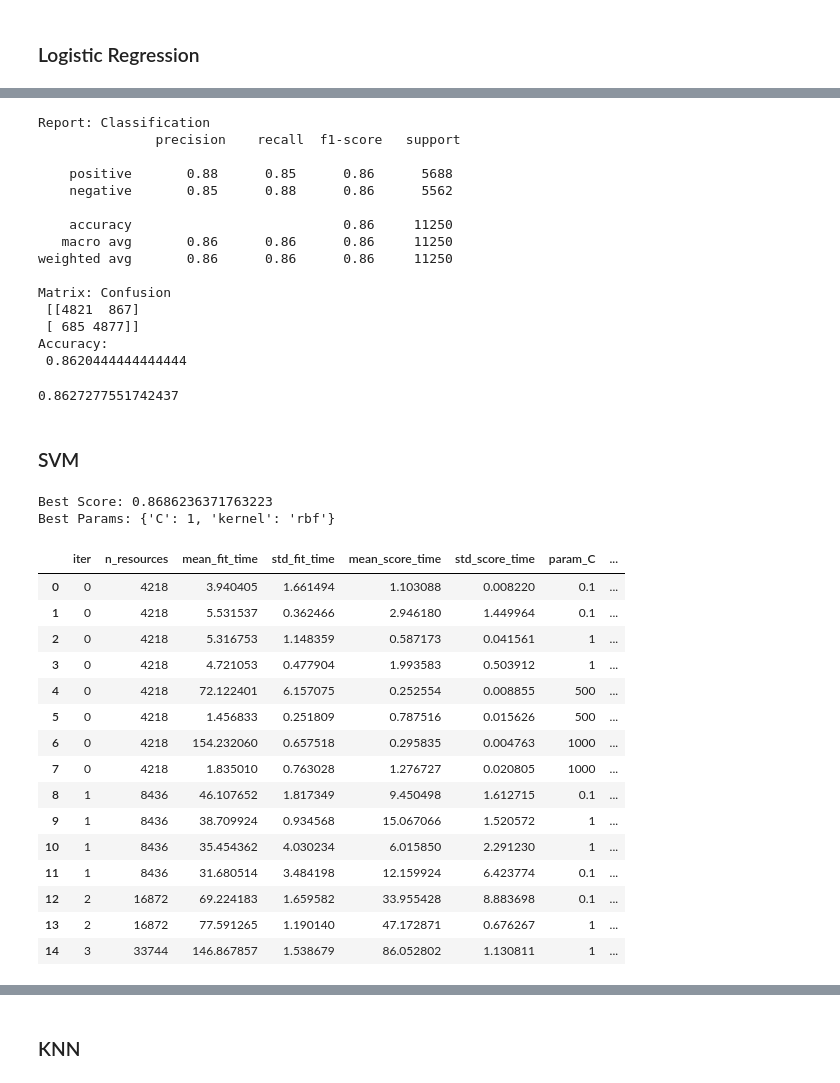
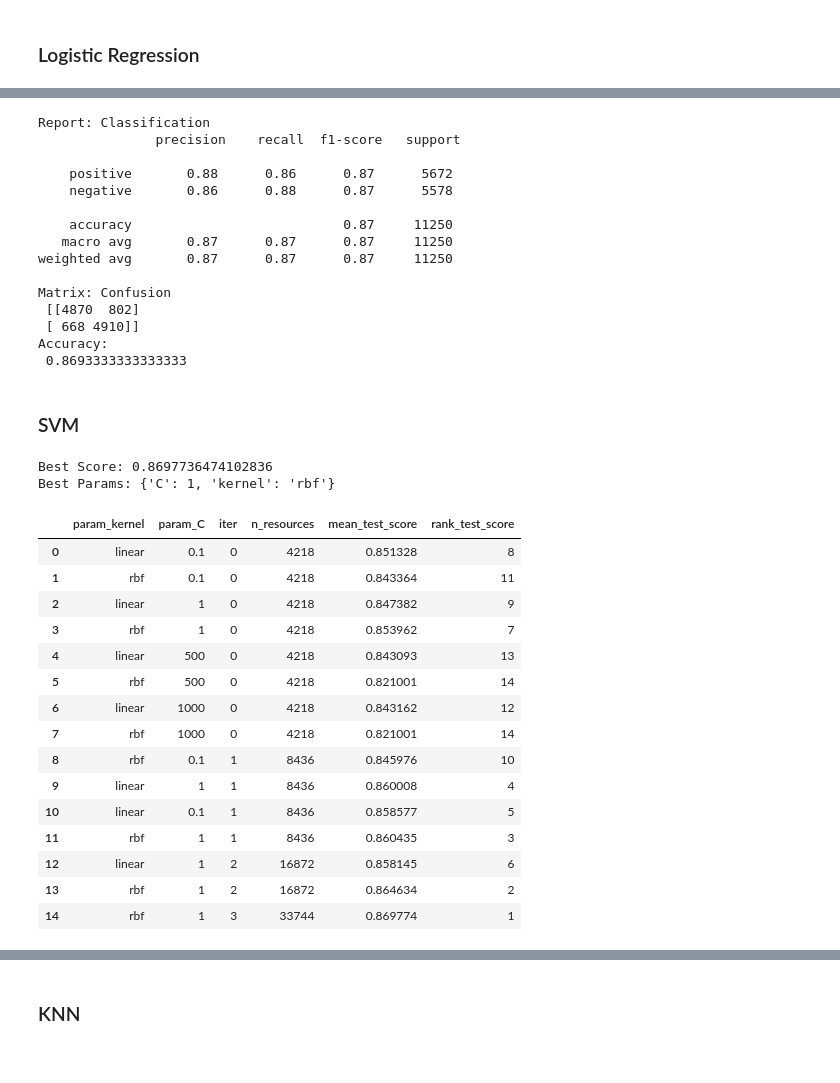
Before and after one commit to mryf323/ml_final_project, a Jupyter notebook: phase1.ipynb, the cells around one changed output, grey strips where cells are left out. Saved outputs shown, nothing was run; the diff lists cells and outputs as text; code cells hidden in the pictures.

```diff
--- a/phase1.ipynb
+++ b/phase1.ipynb
@@ -222,9 +222,15 @@ svc_grid = {
 }
 
 knn_grid = {
-    'n_neighbors' : [1, 100, 300, 500, 700, 900, 2000],
+    'n_neighbors' : [1, 100, 300, 500, 700, 900],
     'n_jobs' : [-1]
 }
+
+cols2show = ['mean_test_score','rank_test_score',]
+
+logistic_cols = ['param_C'] + cols2show
+svc_cols = ['param_kernel', 'param_C', 'iter', 'n_resources'] + cols2show
+knn_cols = ['param_n_neighbors', 'iter', 'n_resources'] + cols2show
 # %% [markdown]
 ## BoW
 # %% [markdown]
@@ -270,9 +275,9 @@ Accuracy:
 ### SVM
 # %%
 bow_svm = svm.SVC()
-bow_svm = HalvingGridSearchCV(estimator=bow_svm, param_grid=svc_grid, cv = 4, n_jobs= -1, scoring='f1', factor=2)
+bow_svm = HalvingGridSearchCV(estimator=bow_svm, param_grid=svc_grid, cv = 3, n_jobs= -1, scoring='f1', factor=2)
 bow_svm.fit(X_train_bow, Y_train)
 print(f'Best Score: {bow_svm.best_score_}')
 print(f'Best Params: {bow_svm.best_params_}')
-pd.DataFrame(bow_svm.cv_results_)
+pd.DataFrame(bow_svm.cv_results_)[svc_cols]
 # %% [output]
@@ -318,9 +321,9 @@ Accuracy:
 ### KNN
 # %%
 bow_knn = KNeighborsClassifier()
-bow_knn = HalvingGridSearchCV(estimator=bow_knn, param_grid=knn_grid, cv = 4, scoring='f1', factor=2)
+bow_knn = HalvingGridSearchCV(estimator=bow_knn, param_grid=knn_grid, cv = 3, scoring='f1', factor=2)
 bow_knn.fit(X_train_bow, Y_train)
 print(f'Best Score: {bow_knn.best_score_}')
 print(f'Best Params: {bow_knn.best_params_}')
-pd.DataFrame(bow_knn.cv_results_)
+pd.DataFrame(bow_knn.cv_results_)[knn_cols]
 # %% [output]
@@ -396,48 +395,47 @@ Best Params: {'C': 900, 'class_weight': 'balanced', 'max_iter': 1000, 'n_jobs':
 # %%
-analysis(Y_test, w2v_log.predict(X_test_w2v))
+w2v_log_score = analysis(Y_test, w2v_log.predict(X_test_w2v))
 # %% [output]
 Report: Classification
                precision    recall  f1-score   support
 
-    positive       0.88      0.85      0.86      5688
-    negative       0.85      0.88      0.86      5562
+    positive       0.88      0.86      0.87      5672
+    negative       0.86      0.88      0.87      5578
 
-    accuracy                           0.86     11250
-   macro avg       0.86      0.86      0.86     11250
-weighted avg       0.86      0.86      0.86     11250
+    accuracy                           0.87     11250
+   macro avg       0.87      0.87      0.87     11250
+weighted avg       0.87      0.87      0.87     11250
 
 Matrix: Confusion
- [[4821  867]
- [ 685 4877]]
+ [[4870  802]
+ [ 668 4910]]
 Accuracy:
- 0.8620444444444444
+ 0.8693333333333333
-0.8627277551742437
 # %% [markdown]
 ### SVM
 # %%
 w2v_svm = svm.SVC()
-w2v_svm = HalvingGridSearchCV(estimator=w2v_svm, param_grid=svc_grid, cv = 2, n_jobs= -1, scoring='f1', factor=2)
+w2v_svm = HalvingGridSearchCV(estimator=w2v_svm, param_grid=svc_grid, cv = 3, n_jobs= -1, scoring='f1', factor=2)
 w2v_svm.fit(X_train_w2v, Y_train)
 print(f'Best Score: {w2v_svm.best_score_}')
 print(f'Best Params: {w2v_svm.best_params_}')
-pd.DataFrame(w2v_svm.cv_results_)
+pd.DataFrame(w2v_svm.cv_results_)[svc_cols]
 # %% [output]
-Best Score: 0.8686236371763223
+Best Score: 0.8697736474102836
 Best Params: {'C': 1, 'kernel': 'rbf'}
-|  | iter | n_resources | mean_fit_time | std_fit_time | mean_score_time | std_score_time | param_C | ... |
-| 0 | 0 | 4218 | 3.940405 | 1.661494 | 1.103088 | 0.008220 | 0.1 | ... |
-| 1 | 0 | 4218 | 5.531537 | 0.362466 | 2.946180 | 1.449964 | 0.1 | ... |
-| 2 | 0 | 4218 | 5.316753 | 1.148359 | 0.587173 | 0.041561 | 1 | ... |
-| 3 | 0 | 4218 | 4.721053 | 0.477904 | 1.993583 | 0.503912 | 1 | ... |
-| 4 | 0 | 4218 | 72.122401 | 6.157075 | 0.252554 | 0.008855 | 500 | ... |
-| 5 | 0 | 4218 | 1.456833 | 0.251809 | 0.787516 | 0.015626 | 500 | ... |
-| 6 | 0 | 4218 | 154.232060 | 0.657518 | 0.295835 | 0.004763 | 1000 | ... |
-| 7 | 0 | 4218 | 1.835010 | 0.763028 | 1.276727 | 0.020805 | 1000 | ... |
-| 8 | 1 | 8436 | 46.107652 | 1.817349 | 9.450498 | 1.612715 | 0.1 | ... |
-| 9 | 1 | 8436 | 38.709924 | 0.934568 | 15.067066 | 1.520572 | 1 | ... |
-| 10 | 1 | 8436 | 35.454362 | 4.030234 | 6.015850 | 2.291230 | 1 | ... |
-| 11 | 1 | 8436 | 31.680514 | 3.484198 | 12.159924 | 6.423774 | 0.1 | ... |
-| 12 | 2 | 16872 | 69.224183 | 1.659582 | 33.955428 | 8.883698 | 0.1 | ... |
-| 13 | 2 | 16872 | 77.591265 | 1.190140 | 47.172871 | 0.676267 | 1 | ... |
-| 14 | 3 | 33744 | 146.867857 | 1.538679 | 86.052802 | 1.130811 | 1 | ... |
+|  | param_kernel | param_C | iter | n_resources | mean_test_score | rank_test_score |
+| 0 | linear | 0.1 | 0 | 4218 | 0.851328 | 8 |
+| 1 | rbf | 0.1 | 0 | 4218 | 0.843364 | 11 |
+| 2 | linear | 1 | 0 | 4218 | 0.847382 | 9 |
+| 3 | rbf | 1 | 0 | 4218 | 0.853962 | 7 |
+| 4 | linear | 500 | 0 | 4218 | 0.843093 | 13 |
+| 5 | rbf | 500 | 0 | 4218 | 0.821001 | 14 |
+| 6 | linear | 1000 | 0 | 4218 | 0.843162 | 12 |
+| 7 | rbf | 1000 | 0 | 4218 | 0.821001 | 14 |
+| 8 | rbf | 0.1 | 1 | 8436 | 0.845976 | 10 |
+| 9 | linear | 1 | 1 | 8436 | 0.860008 | 4 |
+| 10 | linear | 0.1 | 1 | 8436 | 0.858577 | 5 |
+| 11 | rbf | 1 | 1 | 8436 | 0.860435 | 3 |
+| 12 | linear | 1 | 2 | 16872 | 0.858145 | 6 |
+| 13 | rbf | 1 | 2 | 16872 | 0.864634 | 2 |
+| 14 | rbf | 1 | 3 | 33744 | 0.869774 | 1 |
 # %%
```
Also changed, not shown: parts of 18 cells of this notebook.
